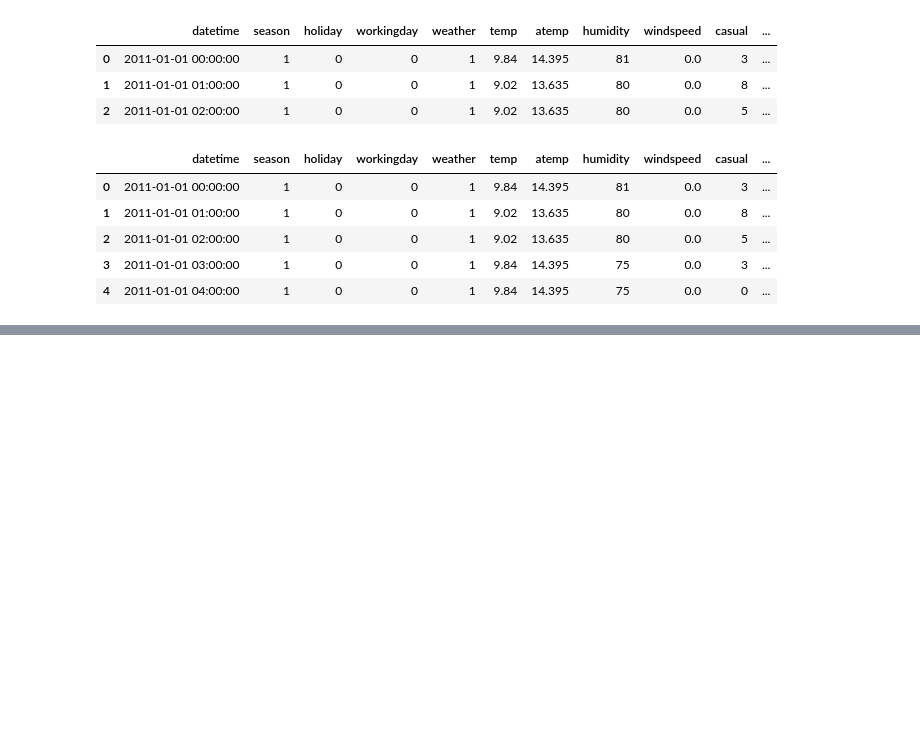
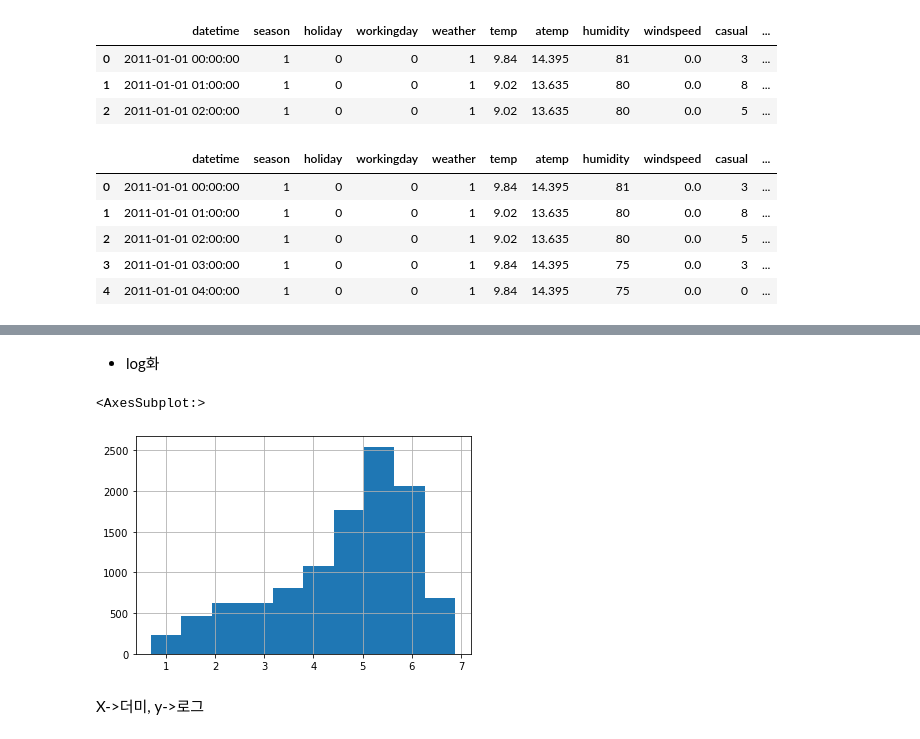
Before and after one commit to teng-ny/ADPStudy, a Jupyter notebook: kaggle예제/4. 회귀 실습-자전거 대여 수요 예측(bike_train.csv).ipynb, the cells around one changed output, grey strips where cells are left out. Cells and saved outputs as stored; diff of their text form; code cells hidden in the pictures; blank space fills up the shorter version.

```diff
--- a/kaggle예제/4. 회귀 실습-자전거 대여 수요 예측(bike_train.csv).ipynb
+++ b/kaggle예제/4. 회귀 실습-자전거 대여 수요 예측(bike_train.csv).ipynb
@@ -78,0 +73,9 @@ data
+# %% [markdown]
+- log화
+# %%
+y_log=np.log1p(y)
+# %%
+y_log.hist()
+# %% [output]
+<AxesSubplot:>
+[figure, added]
@@ -78,0 +93,2 @@ data
+# %% [markdown]
+X->더미, y->로그
```
Also changed, not shown: parts of 14 cells of this notebook.
